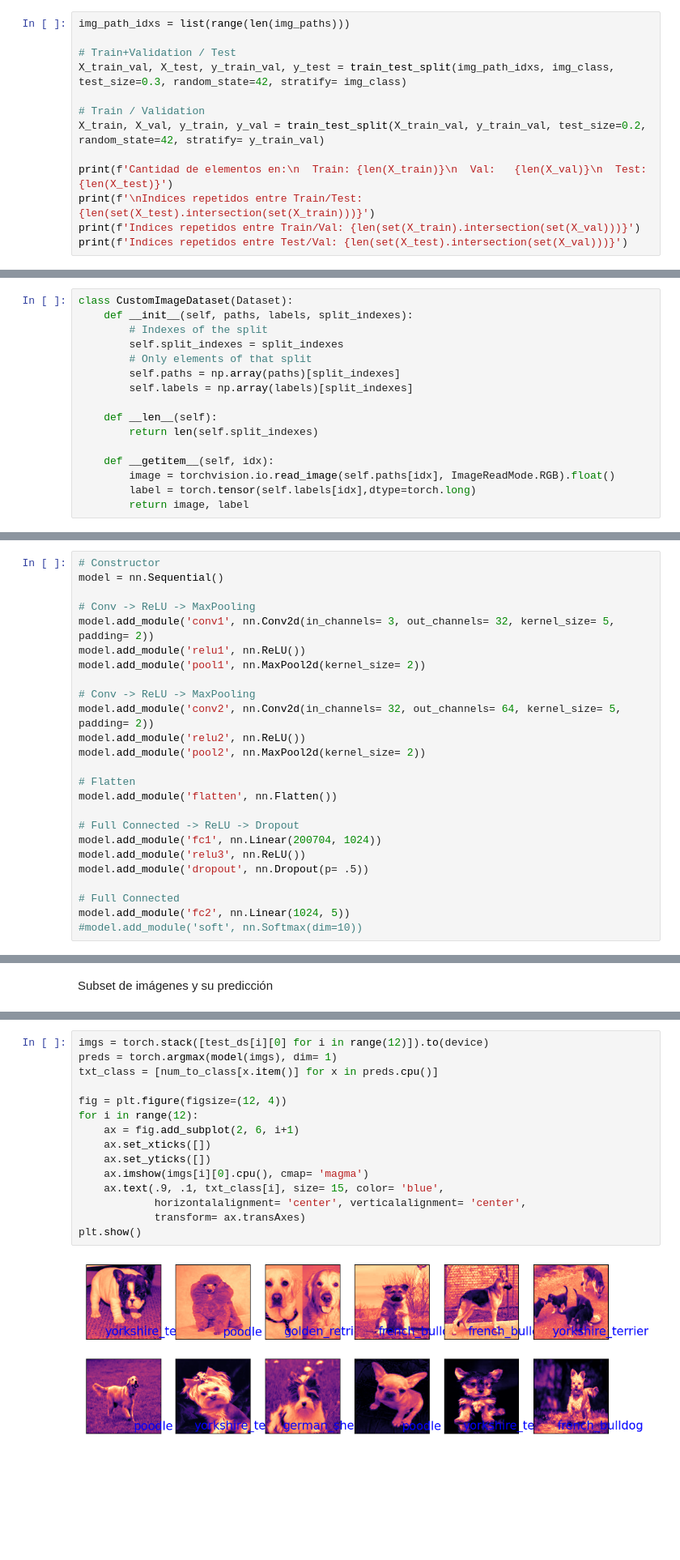
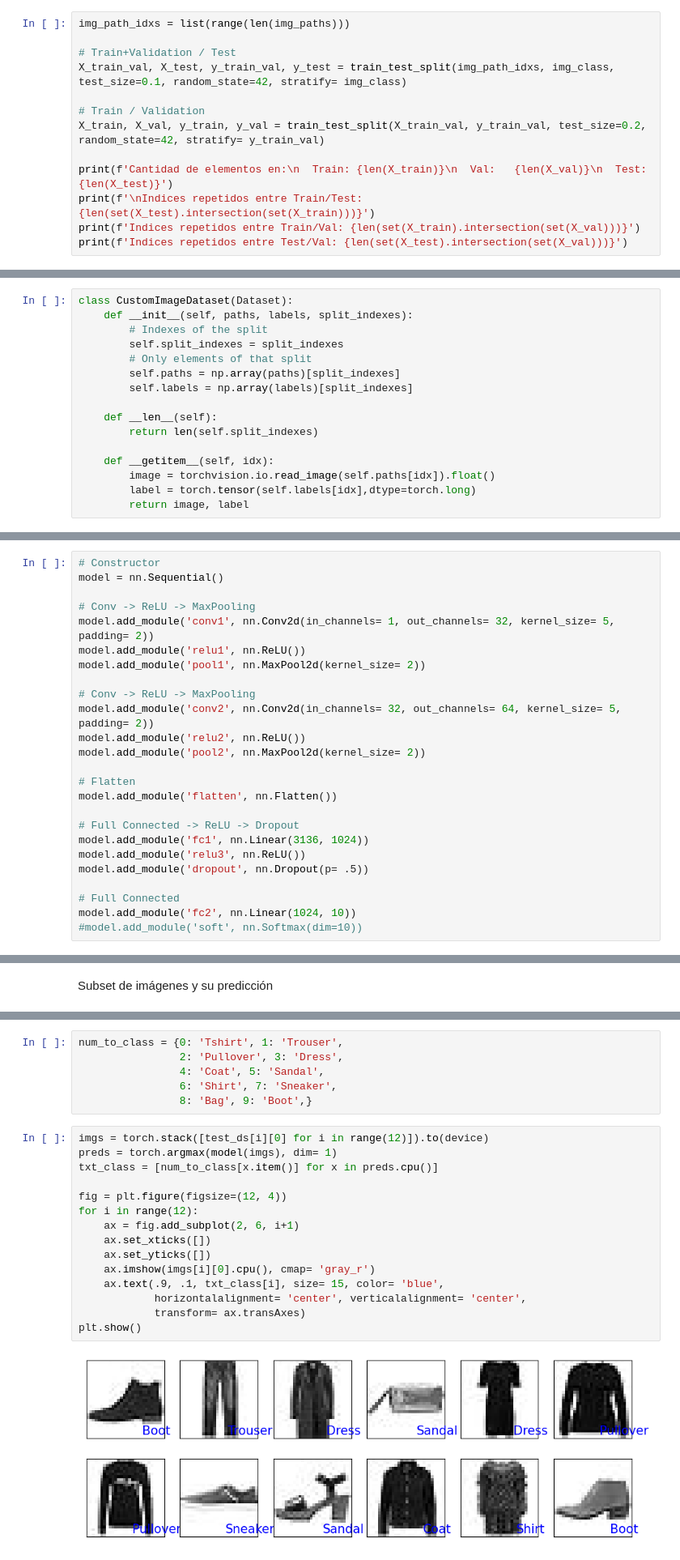
Before and after one commit to simon-FH/IMA539_Tarea2, a Jupyter notebook: Ayudantía 3.ipynb, the cells around one changed output, grey strips where cells are left out. Shown: that part at 81% size. Saved outputs shown, nothing was run; the diff lists cells and outputs as text; blank space fills up the shorter version.

```diff
--- a/Ayudantía 3.ipynb
+++ b/Ayudantía 3.ipynb
@@ -147,7 +216,7 @@ Con esto, es posible generar el split TVT. Aquí usaremos un truco, en vez de tr
 img_path_idxs = list(range(len(img_paths)))
 
 # Train+Validation / Test
-X_train_val, X_test, y_train_val, y_test = train_test_split(img_path_idxs, img_class, test_size=0.3, random_state=42, stratify= img_class)
+X_train_val, X_test, y_train_val, y_test = train_test_split(img_path_idxs, img_class, test_size=0.1, random_state=42, stratify= img_class)
 
 # Train / Validation
 X_train, X_val, y_train, y_val = train_test_split(X_train_val, y_train_val, test_size=0.2, random_state=42, stratify= y_train_val)
@@ -192,7 +261,7 @@ class CustomImageDataset(Dataset):
         return len(self.split_indexes)
 
     def __getitem__(self, idx):
-        image = torchvision.io.read_image(self.paths[idx], ImageReadMode.RGB).float()
+        image = torchvision.io.read_image(self.paths[idx]).float()
         label = torch.tensor(self.labels[idx],dtype=torch.long)
         return image, label
 # %%
@@ -212,7 +281,7 @@ valid_dl = DataLoader(valid_ds, batch_size= batch_size, shuffle= False)
 model = nn.Sequential()
 
 # Conv -> ReLU -> MaxPooling
-model.add_module('conv1', nn.Conv2d(in_channels= 3, out_channels= 32, kernel_size= 5, padding= 2))
+model.add_module('conv1', nn.Conv2d(in_channels= 1, out_channels= 32, kernel_size= 5, padding= 2))
 model.add_module('relu1', nn.ReLU())
 model.add_module('pool1', nn.MaxPool2d(kernel_size= 2))
 
@@ -225,12 +294,12 @@ model.add_module('pool2', nn.MaxPool2d(kernel_size= 2))
 model.add_module('flatten', nn.Flatten())
 
 # Full Connected -> ReLU -> Dropout
-model.add_module('fc1', nn.Linear(200704, 1024))
+model.add_module('fc1', nn.Linear(3136, 1024))
 model.add_module('relu3', nn.ReLU())
 model.add_module('dropout', nn.Dropout(p= .5))
 
 # Full Connected
-model.add_module('fc2', nn.Linear(1024, 5))
+model.add_module('fc2', nn.Linear(1024, 10))
 #model.add_module('soft', nn.Softmax(dim=10))
 # %%
 # Selección de dispositivo
@@ -398,17 +441,23 @@ num_to_class = {0: 'french_bulldog', 1: 'german_sheperd',
+# %%
+num_to_class = {0: 'Tshirt', 1: 'Trouser',
+                2: 'Pullover', 3: 'Dress',
+                4: 'Coat', 5: 'Sandal',
+                6: 'Shirt', 7: 'Sneaker',
+                8: 'Bag', 9: 'Boot',}
 # %%
 imgs = torch.stack([test_ds[i][0] for i in range(12)]).to(device)
 preds = torch.argmax(model(imgs), dim= 1)
 txt_class = [num_to_class[x.item()] for x in preds.cpu()]
 
 fig = plt.figure(figsize=(12, 4))
 for i in range(12):
     ax = fig.add_subplot(2, 6, i+1)
     ax.set_xticks([])
     ax.set_yticks([])
-    ax.imshow(imgs[i][0].cpu(), cmap= 'magma')
+    ax.imshow(imgs[i][0].cpu(), cmap= 'gray_r')
     ax.text(.9, .1, txt_class[i], size= 15, color= 'blue',
             horizontalalignment= 'center', verticalalignment= 'center',
             transform= ax.transAxes)
 plt.show()
 # %% [output]
-[figure, old version]
+[figure, new version]
```
Also changed, not shown: parts of 13 cells of this notebook, 2 other files.
